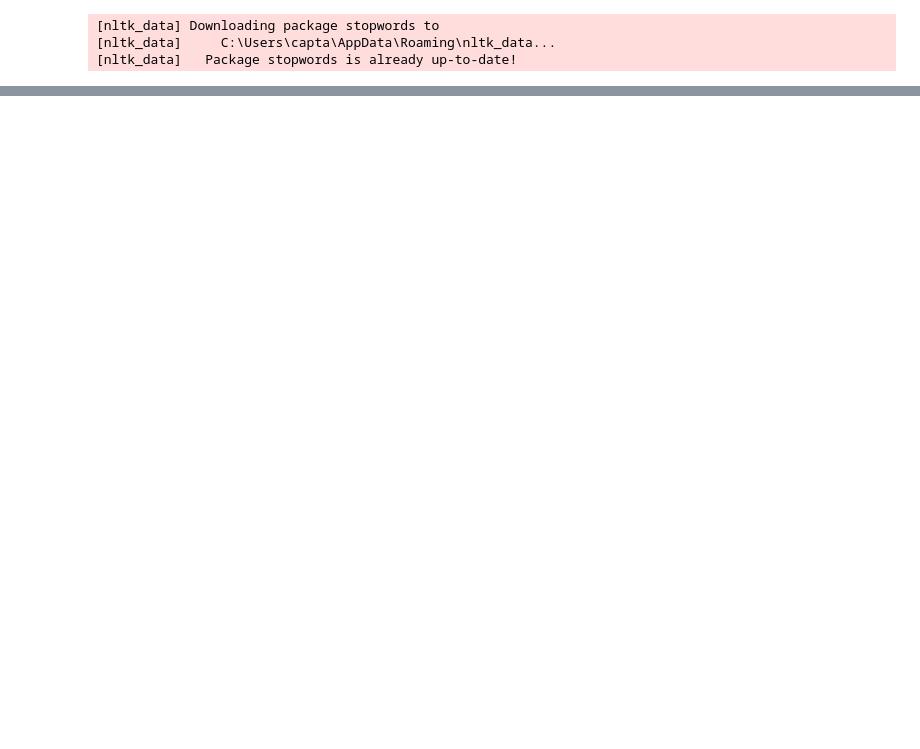
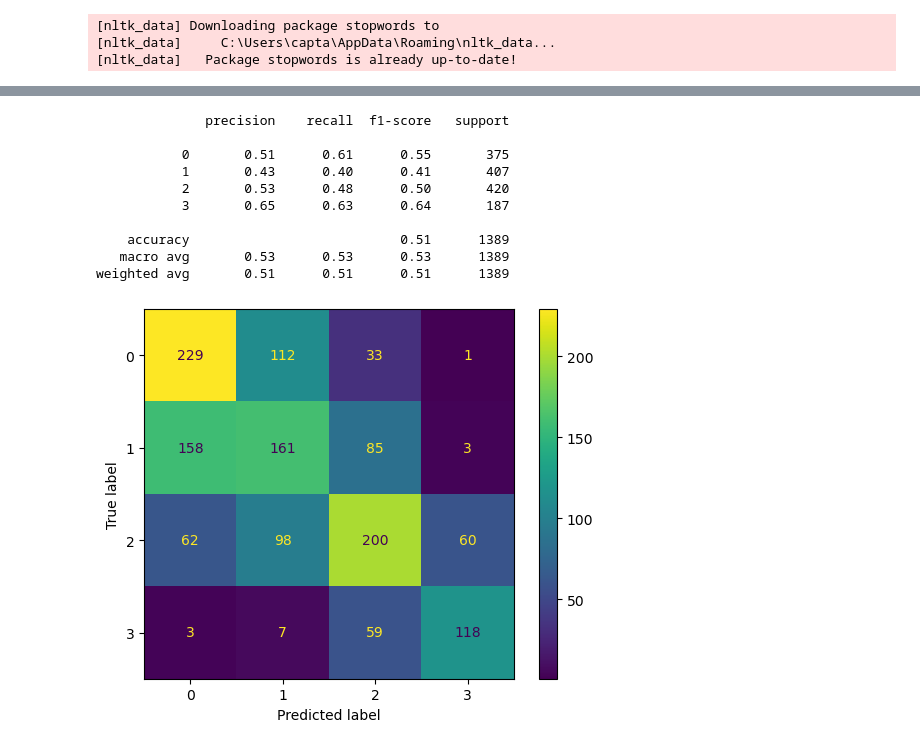
Before and after one commit to jpalgon/Draft_Scouting, a Jupyter notebook: Modeling.ipynb, the cells around one changed output, grey strips where cells are left out. Drawn from its saved outputs; the diff is of its cells as text; code cells hidden in the pictures; blank space fills up the shorter version.

```diff
--- a/Modeling.ipynb
+++ b/Modeling.ipynb
@@ -174,0 +167,39 @@ ValueError: Unknown label type: 'unknown'
+# %%
+num_cols = X_train[['grade','reportlen']]
+
+num_transformer = Pipeline(steps=[('ss',StandardScaler()),
+                             ('impute',SimpleImputer(strategy='constant'))])
+
+transformer = ColumnTransformer(transformers=[
+    ('num',num_transformer,num_cols.columns)
+])
+pipe = Pipeline([
+    ('transformer',transformer),
+    ('sample',None),
+    ('tree',DecisionTreeClassifier(random_state=42))
+])
+
+grid = {
+    'sample':[RandomOverSampler(random_state=42),SMOTE(random_state=42)]
+}
+
+gridsearch = GridSearchCV(estimator=pipe,
+                          param_grid=grid,
+                          cv=5)
+# %%
+gridsearch.fit(X_train,y_train)
+y_pred = gridsearch.predict(X_test)
+print(classification_report(y_test,y_pred))
+plot_confusion_matrix(gridsearch,X_test,y_test);
+# %% [output]
+              precision    recall  f1-score   support
+
+           0       0.51      0.61      0.55       375
+           1       0.43      0.40      0.41       407
+           2       0.53      0.48      0.50       420
+           3       0.65      0.63      0.64       187
+
+    accuracy                           0.51      1389
+   macro avg       0.53      0.53      0.53      1389
+weighted avg       0.51      0.51      0.51      1389
+[figure, added]
```
Also changed, not shown: parts of 31 cells of this notebook, 3 other files.
